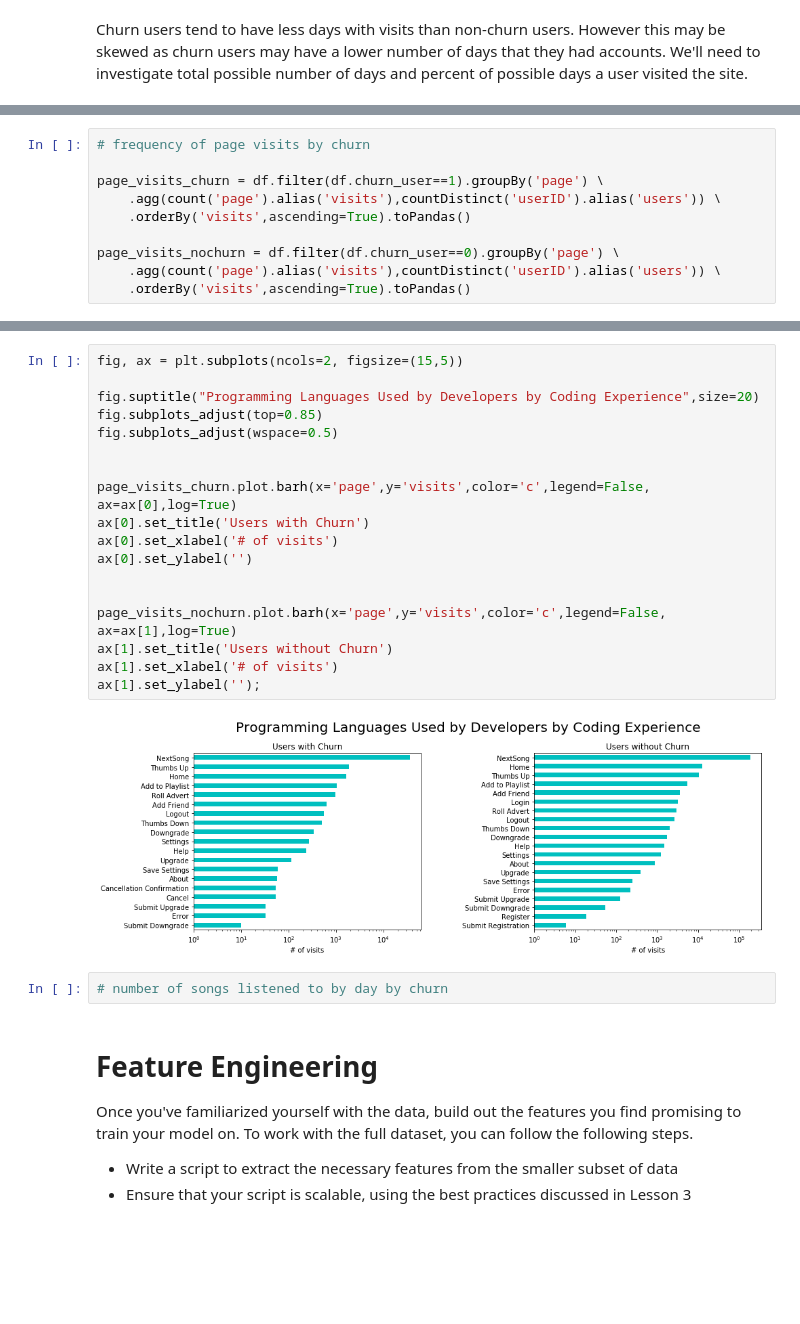
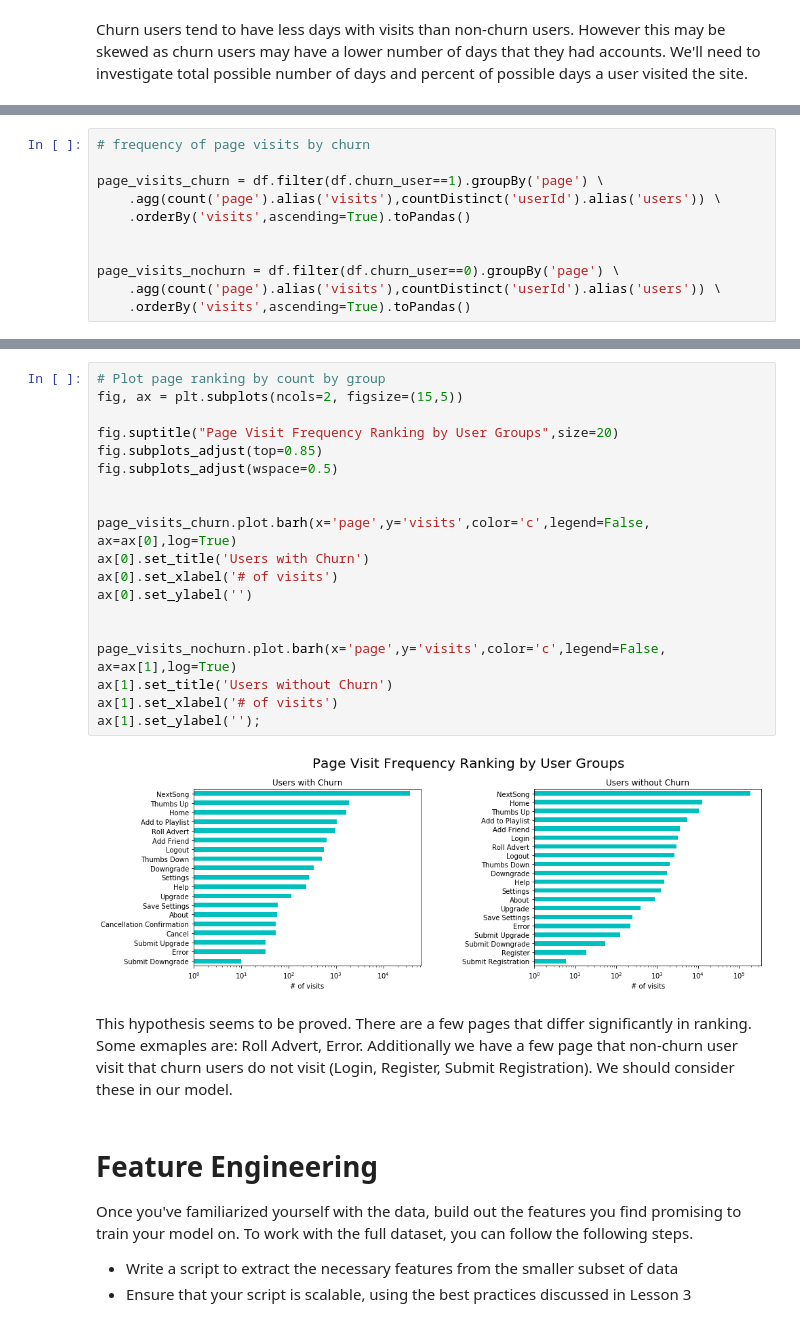
Before and after one commit to henzi23/Music_App_Churn_Prediction, a Jupyter notebook: Sparkify.ipynb, the cells around one changed output, grey strips where cells are left out. Saved outputs shown, nothing was run; the diff lists cells and outputs as text; blank space fills up the shorter version.

```diff
--- a/Sparkify.ipynb
+++ b/Sparkify.ipynb
@@ -281,9 +391,10 @@ There is a significant delta in percent of days visited between users witha nd w
 # frequency of page visits by churn
 
 page_visits_churn = df.filter(df.churn_user==1).groupBy('page') \
-    .agg(count('page').alias('visits'),countDistinct('userID').alias('users')) \
+    .agg(count('page').alias('visits'),countDistinct('userId').alias('users')) \
     .orderBy('visits',ascending=True).toPandas()
 
+
 page_visits_nochurn = df.filter(df.churn_user==0).groupBy('page') \
-    .agg(count('page').alias('visits'),countDistinct('userID').alias('users')) \
+    .agg(count('page').alias('visits'),countDistinct('userId').alias('users')) \
     .orderBy('visits',ascending=True).toPandas()
@@ -299,25 +401,26 @@ page_visits_nochurn.head()
 # %%
+# Plot page ranking by count by group
 fig, ax = plt.subplots(ncols=2, figsize=(15,5))
 
-fig.suptitle("Programming Languages Used by Developers by Coding Experience",size=20)
+fig.suptitle("Page Visit Frequency Ranking by User Groups",size=20)
 fig.subplots_adjust(top=0.85)
 fig.subplots_adjust(wspace=0.5)
 
 
 page_visits_churn.plot.barh(x='page',y='visits',color='c',legend=False, ax=ax[0],log=True)
 ax[0].set_title('Users with Churn')
 ax[0].set_xlabel('# of visits')
 ax[0].set_ylabel('')
 
 
 page_visits_nochurn.plot.barh(x='page',y='visits',color='c',legend=False, ax=ax[1],log=True)
 ax[1].set_title('Users without Churn')
 ax[1].set_xlabel('# of visits')
 ax[1].set_ylabel('');
 # %% [output]
-[figure, old version]
+[figure, new version]
-# %%
-# number of songs listened to by day by churn
+# %% [markdown]
+This hypothesis seems to be proved.  There are a few pages that differ significantly in ranking.  Some exmaples are: Roll Advert, Error.  Additionally we have a few page that non-churn user visit that churn users do not visit (Login, Register, Submit Registration).  We should consider these  in our model.
 # %% [markdown]
 # Feature Engineering
 Once you've familiarized yourself with the data, build out the features you find promising to train your model on. To work with the full dataset, you can follow the following steps.
```
Also changed, not shown: parts of 38 cells of this notebook, 1 other file.
